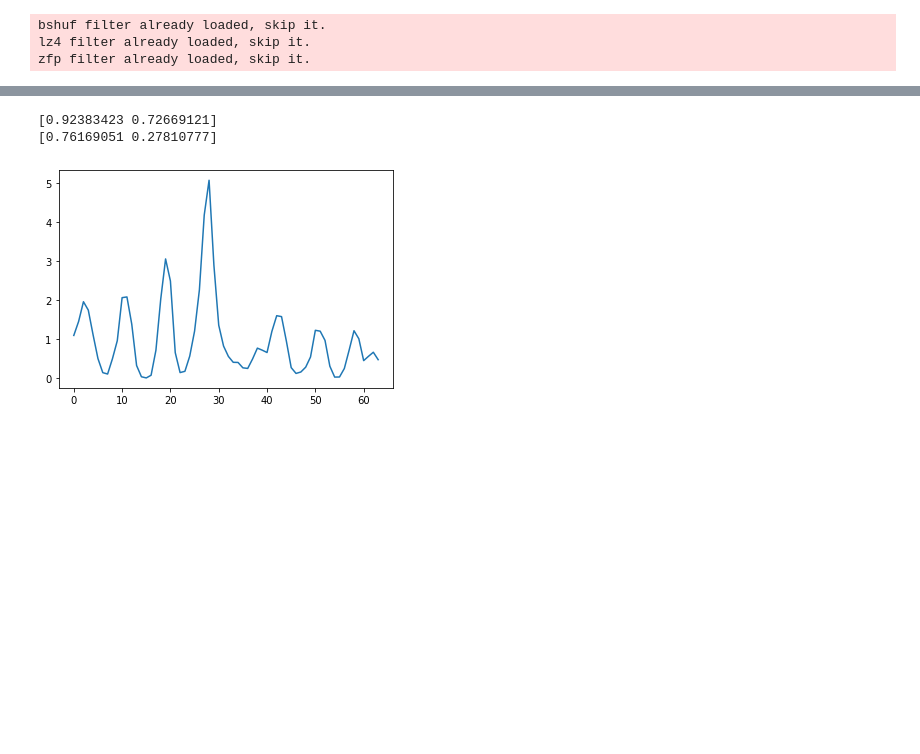
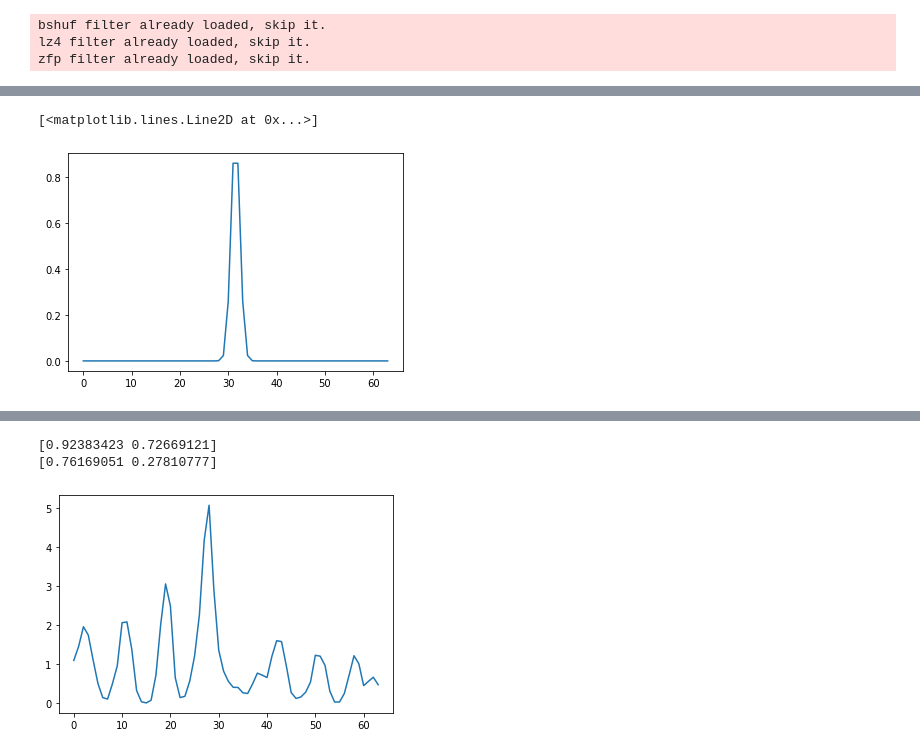
Before and after one commit to bbrzycki/bl-scint-analysis, a Jupyter notebook: jupyter-notebooks/scintillation_generator.ipynb, the cells around one changed output, grey strips where cells are left out. Saved outputs shown, nothing was run; the diff lists cells and outputs as text; code cells hidden in the pictures; blank space fills up the shorter version.

```diff
--- a/jupyter-notebooks/scintillation_generator.ipynb
+++ b/jupyter-notebooks/scintillation_generator.ipynb
@@ -63,0 +75,8 @@ plt.show()
+# %%
+ts = frame.ts
+sigma = tscint / (2 * np.sqrt(2 * np.log(2)))
+y = stg.funcs.func_utils.gaussian(ts, (ts[0] + ts[-1]) / 2, sigma)
+plt.plot(y)
+# %% [output]
+[<matplotlib.lines.Line2D at 0x...>]
+[figure, added]
```
Also changed, not shown: parts of 4 cells of this notebook, 6 other files.
